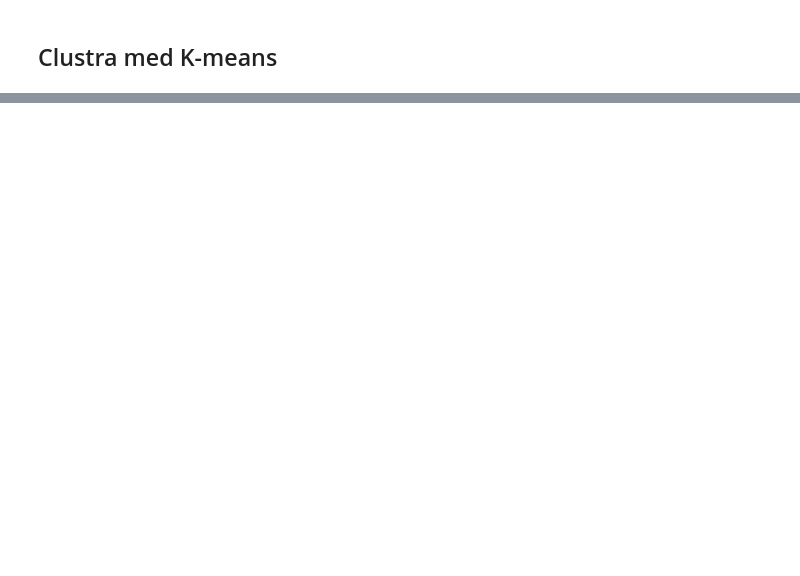
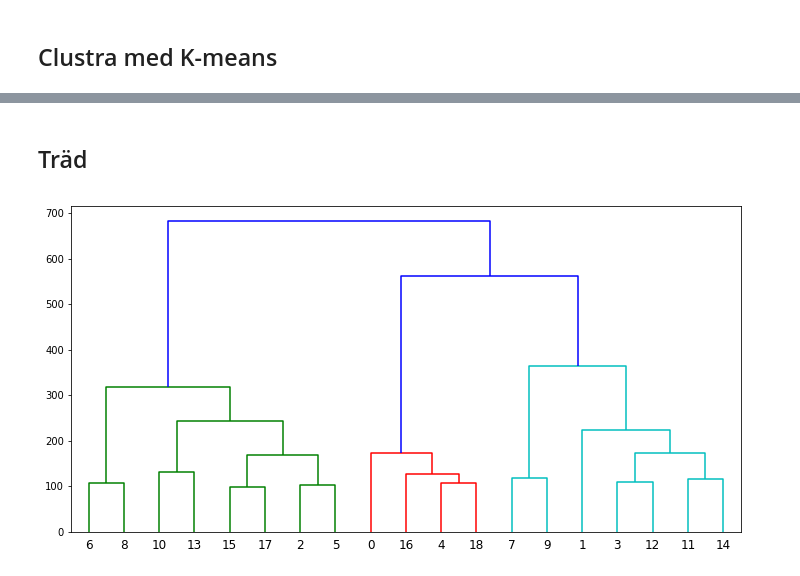
Before and after one commit to EngqvistLab/cheminformatics, a Jupyter notebook: code/cluster.ipynb, the cells around one changed output, grey strips where cells are left out. Saved outputs shown, nothing was run; the diff lists cells and outputs as text; code cells hidden in the pictures; blank space fills up the shorter version.

```diff
--- a/code/cluster.ipynb
+++ b/code/cluster.ipynb
@@ -87,0 +105,20 @@ array([[140.92378 ,  64.64436 ],
+# %% [markdown]
+## Träd
+# %%
+data= X_embedded
+X = np.array(data)
+
+# https://scikit-learn.org/stable/modules/clustering.html#hierarchical-clustering
+linked = linkage(X, 'ward')
+
+labelList = range(0, len(X))
+
+plt.figure(figsize=(12, 6))
+dendrogram(linked,
+            orientation='top',
+            labels=labelList,
+            distance_sort='ascending',
+            show_leaf_counts=True)
+display()
+# %% [output]
+[figure, added]
```
Also changed, not shown: parts of 12 cells of this notebook.
